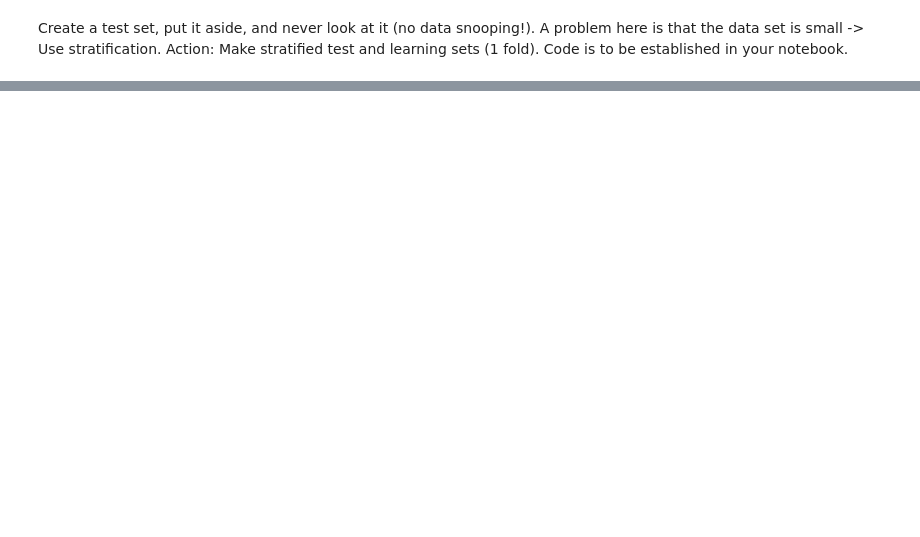
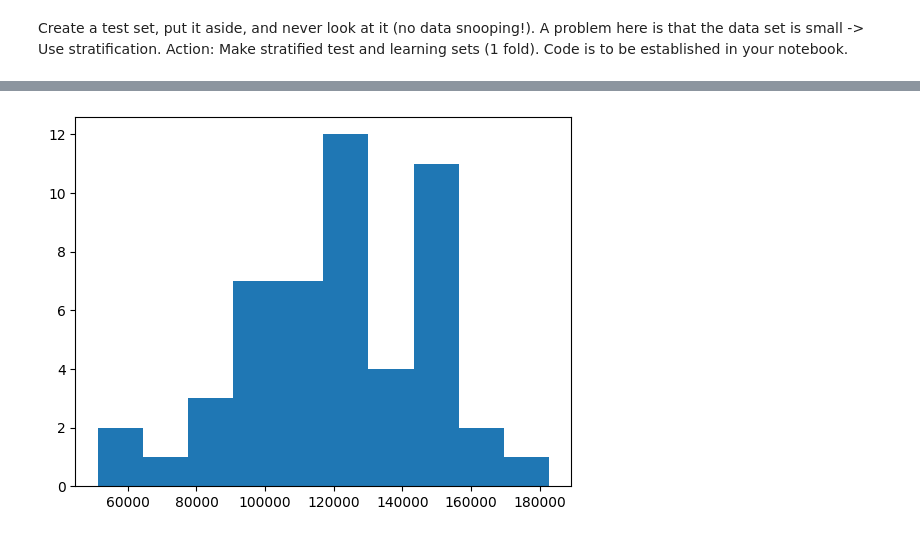
Before and after one commit to KacperBytnar/Machine_Learning_Evaluate_new_startups_profit, a Jupyter notebook: calcs/50-Startups_ML_Mandatory-Assignment.ipynb, the cells around one changed output, grey strips where cells are left out. Saved outputs shown, nothing was run; the diff lists cells and outputs as text; code cells hidden in the pictures; blank space fills up the shorter version.

```diff
--- a/calcs/50-Startups_ML_Mandatory-Assignment.ipynb
+++ b/calcs/50-Startups_ML_Mandatory-Assignment.ipynb
@@ -79,0 +176,6 @@ for train_index, test_index in splitter.split(dataset, dataset["Marketing Spend"
+# %%
+# Histogram of Administrations
+plt.hist(data=dataset,x='Administration')
+plt.show()
+# %% [output]
+[figure, added]
```
Also changed, not shown: parts of 14 cells of this notebook, 1 other file.
